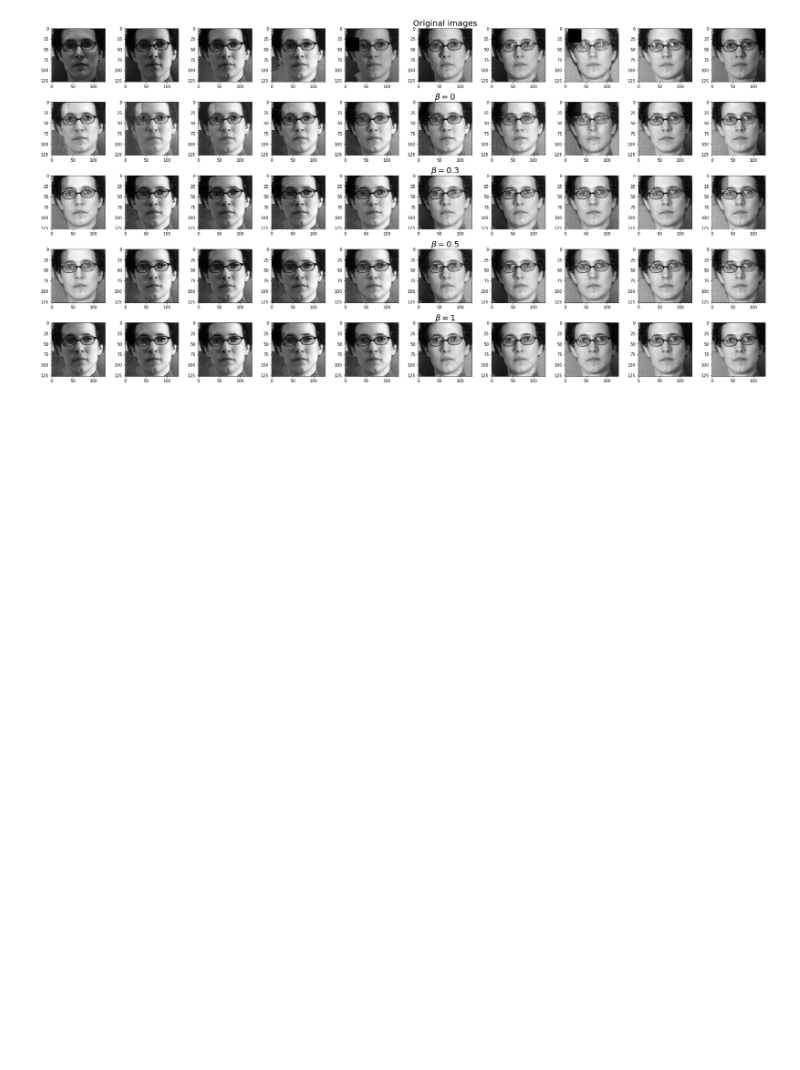
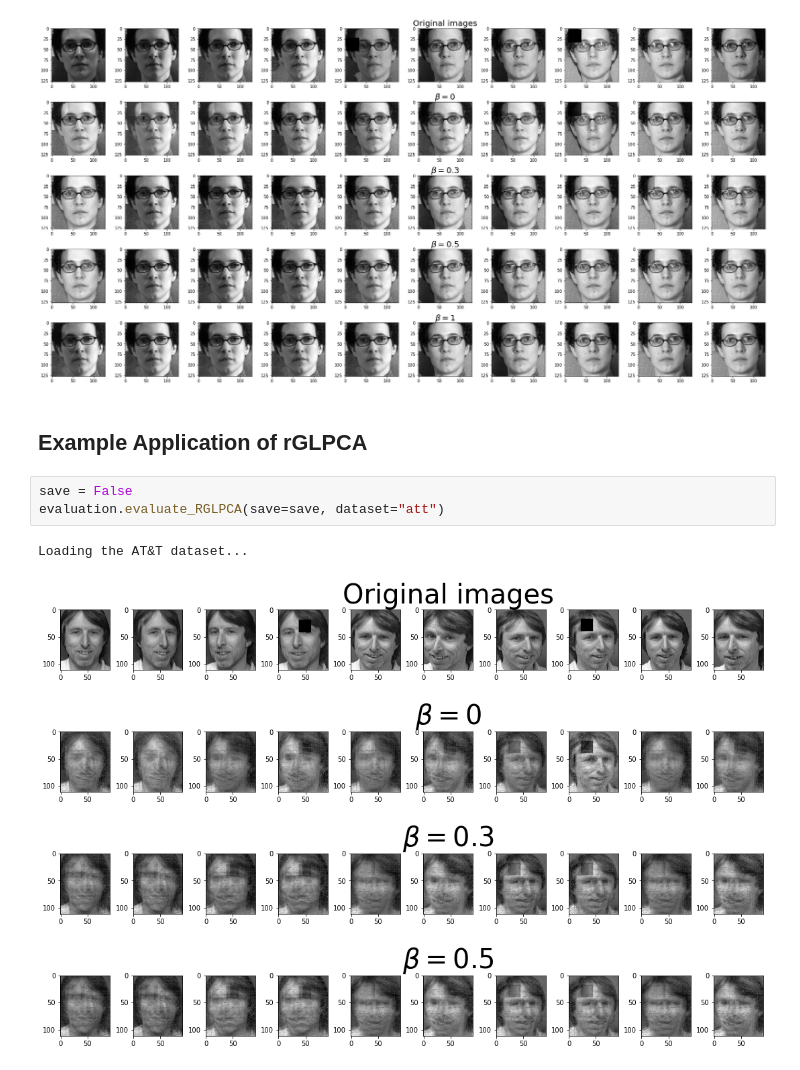
Before and after one commit to alexandrelutt/r_pca_project, a Jupyter notebook: explore.ipynb, the cells around one changed output. Cells and saved outputs as stored; diff of their text form; blank space fills up the shorter version.

Commit message:
Ajout de la Robust GLPCA

```diff
--- a/explore.ipynb
+++ b/explore.ipynb
@@ -37,3 +40,11 @@ Loading the AT&T dataset...
 [figure]
 Loading the PIE dataset...
 [figure]
+# %% [markdown]
+## Example Application of rGLPCA
+# %%
+save = False
+evaluation.evaluate_RGLPCA(save=save, dataset="att")
+# %% [output]
+Loading the AT&T dataset...
+[figure, added]
```
Also changed, not shown: parts of 1 cell of this notebook, 1 other file.
